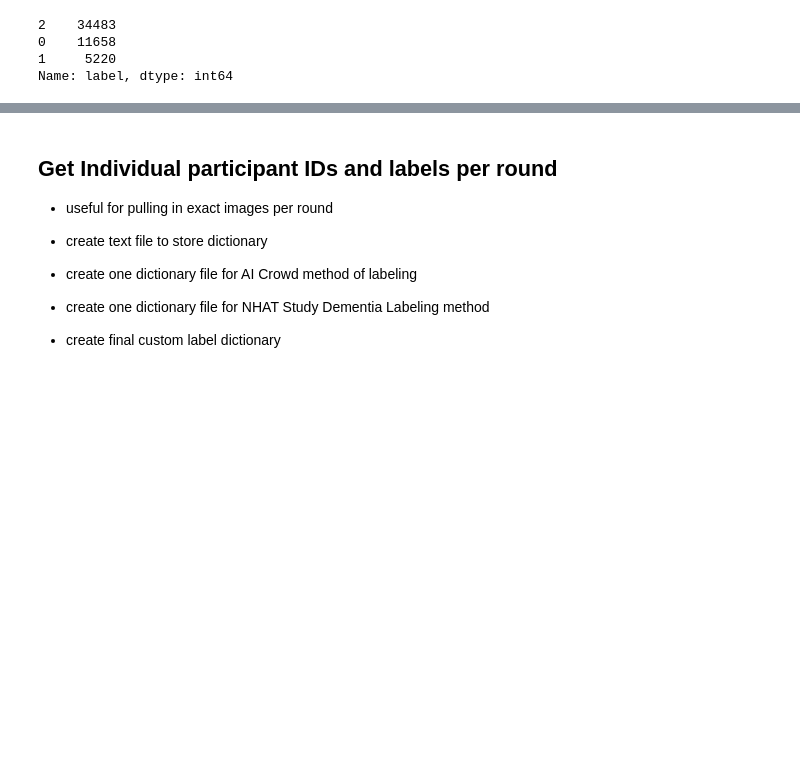
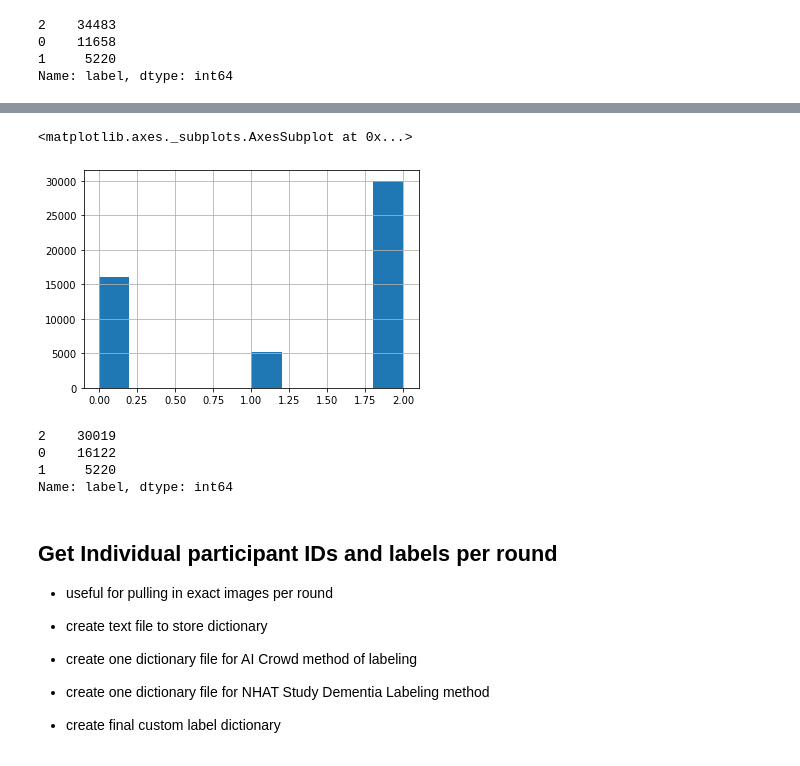
Before and after one commit to ian-byrne/MADSmilestone2, a Jupyter notebook: Labeling/Cleaning_labeling.ipynb, the cells around one changed output, grey strips where cells are left out. Drawn from its saved outputs; the diff is of its cells as text; code cells hidden in the pictures; blank space fills up the shorter version.

Commit message:
added all combinations of labeling

```diff
--- a/Labeling/Cleaning_labeling.ipynb
+++ b/Labeling/Cleaning_labeling.ipynb
@@ -435,0 +421,3 @@ Name: label, dtype: int64
+# %%
+# rounds greater than the round where 0 appears, get a 0, except if the value is a 1 (stays a 1)
+four_combo = ld.four_combo_label(final_df)
@@ -436,3 +447,15 @@ Name: label, dtype: int64
+# %%
+four_combo.label.hist()
+# %% [output]
+<matplotlib.axes._subplots.AxesSubplot at 0x...>
+[figure, added]
+# %%
+four_combo['label'].value_counts()
+# %% [output]
+2    30019
+0    16122
+1     5220
+Name: label, dtype: int64
 # %% [markdown]
 ## Get Individual participant IDs and labels per round
 - useful for pulling in exact images per round
```
Also changed, not shown: parts of 10 cells of this notebook.
